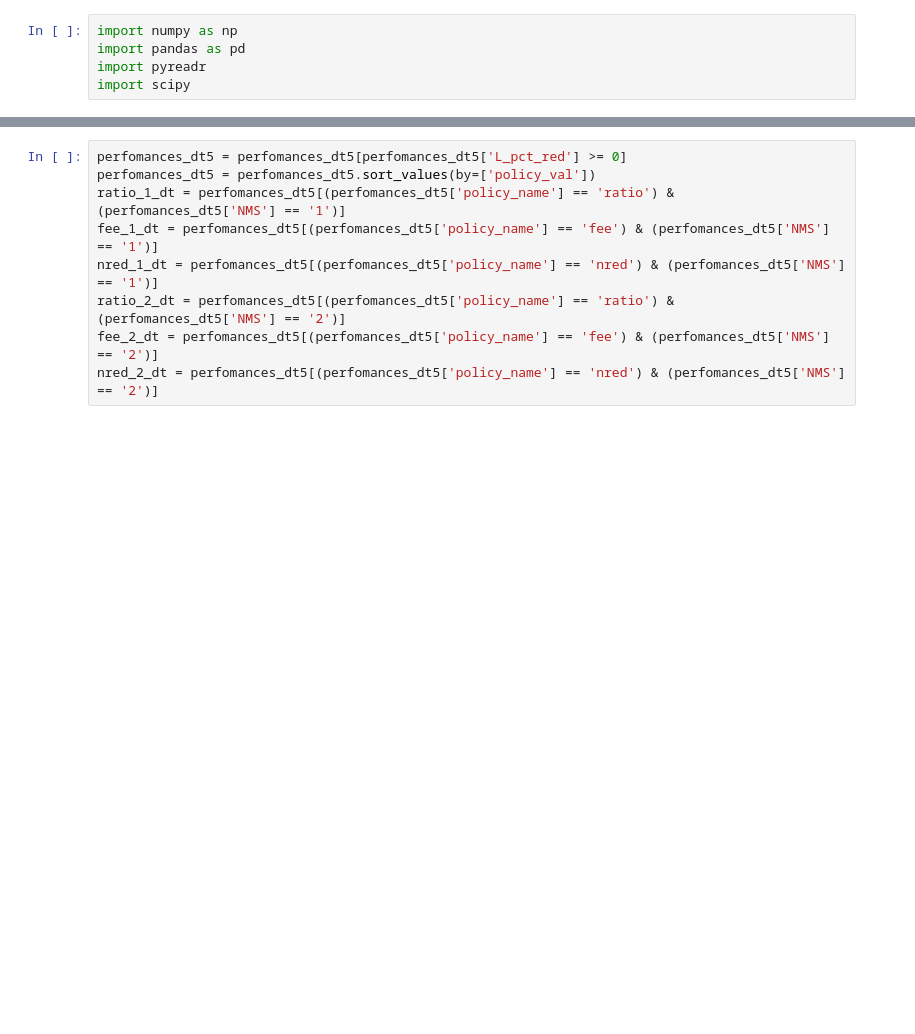
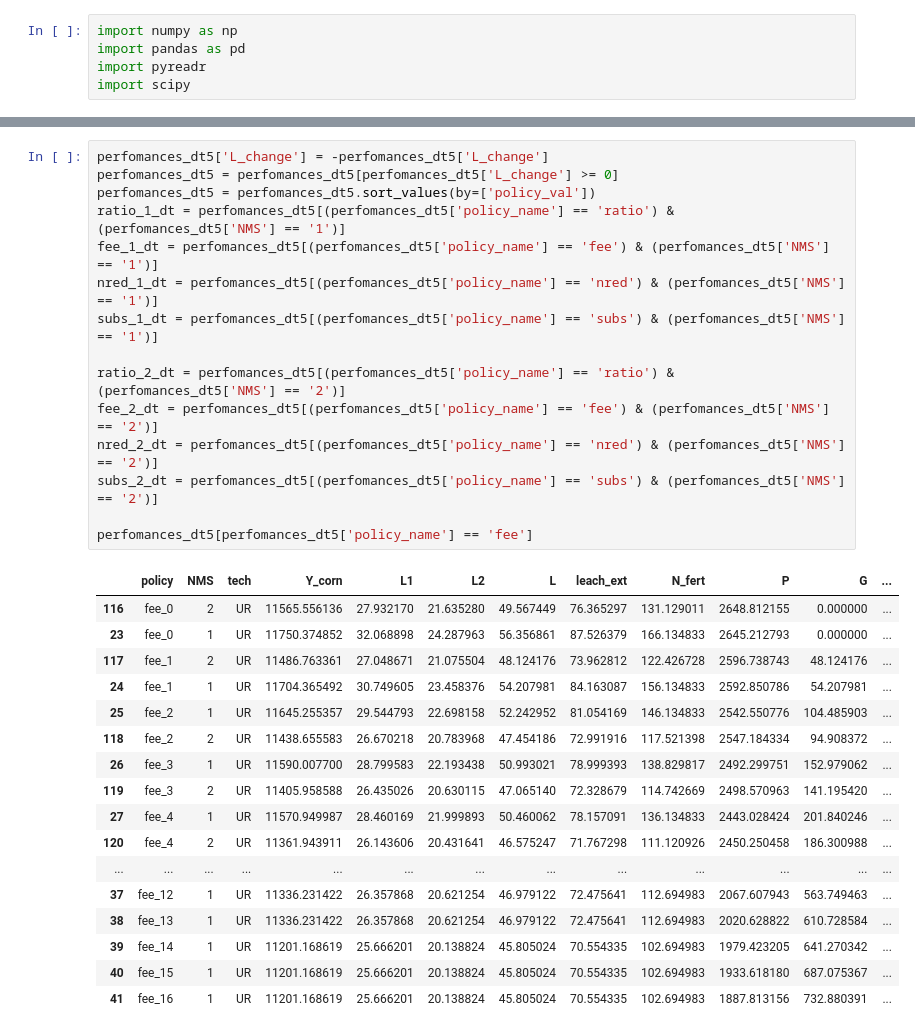
Before and after one commit to germanmandrini/n_policy, a Jupyter notebook: Codes/5e_L_reduction_cost.ipynb, the cells around one changed output, grey strips where cells are left out. Cells and saved outputs as stored; diff of their text form; blank space fills up the shorter version.

```diff
--- a/Codes/5e_L_reduction_cost.ipynb
+++ b/Codes/5e_L_reduction_cost.ipynb
@@ -43,12 +25,36 @@ perfomances_dt5
 # %%
-perfomances_dt5 = perfomances_dt5[perfomances_dt5['L_pct_red'] >= 0]
+perfomances_dt5['L_change'] = -perfomances_dt5['L_change']
+perfomances_dt5 = perfomances_dt5[perfomances_dt5['L_change'] >= 0]
 perfomances_dt5 = perfomances_dt5.sort_values(by=['policy_val'])
 ratio_1_dt = perfomances_dt5[(perfomances_dt5['policy_name'] == 'ratio') & (perfomances_dt5['NMS'] == '1')]
 fee_1_dt = perfomances_dt5[(perfomances_dt5['policy_name'] == 'fee') & (perfomances_dt5['NMS'] == '1')]
 nred_1_dt = perfomances_dt5[(perfomances_dt5['policy_name'] == 'nred') & (perfomances_dt5['NMS'] == '1')]
+subs_1_dt = perfomances_dt5[(perfomances_dt5['policy_name'] == 'subs') & (perfomances_dt5['NMS'] == '1')]
+
 ratio_2_dt = perfomances_dt5[(perfomances_dt5['policy_name'] == 'ratio') & (perfomances_dt5['NMS'] == '2')]
 fee_2_dt = perfomances_dt5[(perfomances_dt5['policy_name'] == 'fee') & (perfomances_dt5['NMS'] == '2')]
 nred_2_dt = perfomances_dt5[(perfomances_dt5['policy_name'] == 'nred') & (perfomances_dt5['NMS'] == '2')]
+subs_2_dt = perfomances_dt5[(perfomances_dt5['policy_name'] == 'subs') & (perfomances_dt5['NMS'] == '2')]
+
+perfomances_dt5[perfomances_dt5['policy_name'] == 'fee']
+# %% [output]
+|  | policy | NMS | tech | Y_corn | L1 | L2 | L | leach_ext | N_fert | P | G | ... |
+| 116 | fee_0 | 2 | UR | 11565.556136 | 27.932170 | 21.635280 | 49.567449 | 76.365297 | 131.129011 | 2648.812155 | 0.000000 | ... |
+| 23 | fee_0 | 1 | UR | 11750.374852 | 32.068898 | 24.287963 | 56.356861 | 87.526379 | 166.134833 | 2645.212793 | 0.000000 | ... |
+| 117 | fee_1 | 2 | UR | 11486.763361 | 27.048671 | 21.075504 | 48.124176 | 73.962812 | 122.426728 | 2596.738743 | 48.124176 | ... |
+| 24 | fee_1 | 1 | UR | 11704.365492 | 30.749605 | 23.458376 | 54.207981 | 84.163087 | 156.134833 | 2592.850786 | 54.207981 | ... |
+| 25 | fee_2 | 1 | UR | 11645.255357 | 29.544793 | 22.698158 | 52.242952 | 81.054169 | 146.134833 | 2542.550776 | 104.485903 | ... |
+| 118 | fee_2 | 2 | UR | 11438.655583 | 26.670218 | 20.783968 | 47.454186 | 72.991916 | 117.521398 | 2547.184334 | 94.908372 | ... |
+| 26 | fee_3 | 1 | UR | 11590.007700 | 28.799583 | 22.193438 | 50.993021 | 78.999393 | 138.829817 | 2492.299751 | 152.979062 | ... |
+| 119 | fee_3 | 2 | UR | 11405.958588 | 26.435026 | 20.630115 | 47.065140 | 72.328679 | 114.742669 | 2498.570963 | 141.195420 | ... |
+| 27 | fee_4 | 1 | UR | 11570.949987 | 28.460169 | 21.999893 | 50.460062 | 78.157091 | 136.134833 | 2443.028424 | 201.840246 | ... |
+| 120 | fee_4 | 2 | UR | 11361.943911 | 26.143606 | 20.431641 | 46.575247 | 71.767298 | 111.120926 | 2450.250458 | 186.300988 | ... |
+| ... | ... | ... | ... | ... | ... | ... | ... | ... | ... | ... | ... | ... |
+| 37 | fee_12 | 1 | UR | 11336.231422 | 26.357868 | 20.621254 | 46.979122 | 72.475641 | 112.694983 | 2067.607943 | 563.749463 | ... |
+| 38 | fee_13 | 1 | UR | 11336.231422 | 26.357868 | 20.621254 | 46.979122 | 72.475641 | 112.694983 | 2020.628822 | 610.728584 | ... |
+| 39 | fee_14 | 1 | UR | 11201.168619 | 25.666201 | 20.138824 | 45.805024 | 70.554335 | 102.694983 | 1979.423205 | 641.270342 | ... |
+| 40 | fee_15 | 1 | UR | 11201.168619 | 25.666201 | 20.138824 | 45.805024 | 70.554335 | 102.694983 | 1933.618180 | 687.075367 | ... |
+| 41 | fee_16 | 1 | UR | 11201.168619 | 25.666201 | 20.138824 | 45.805024 | 70.554335 | 102.694983 | 1887.813156 | 732.880391 | ... |
 # %%
 # libraries
 import matplotlib.pyplot as plt
```
Also changed, not shown: parts of 2 cells of this notebook, 5 other files.
